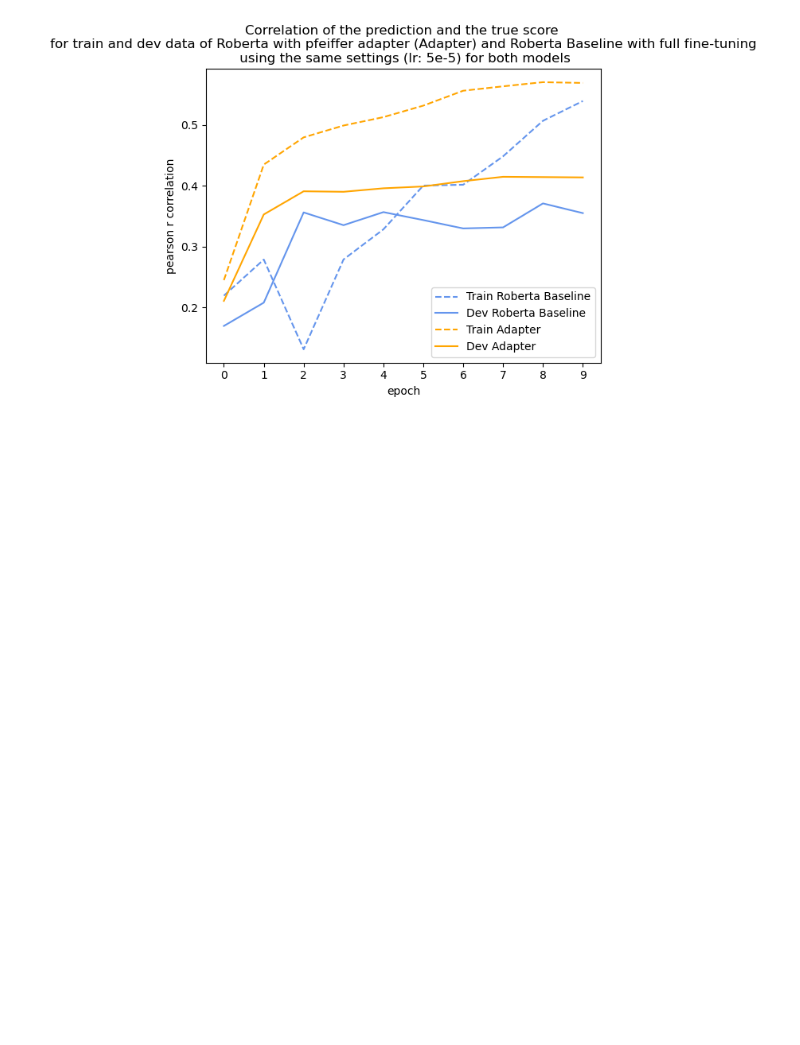
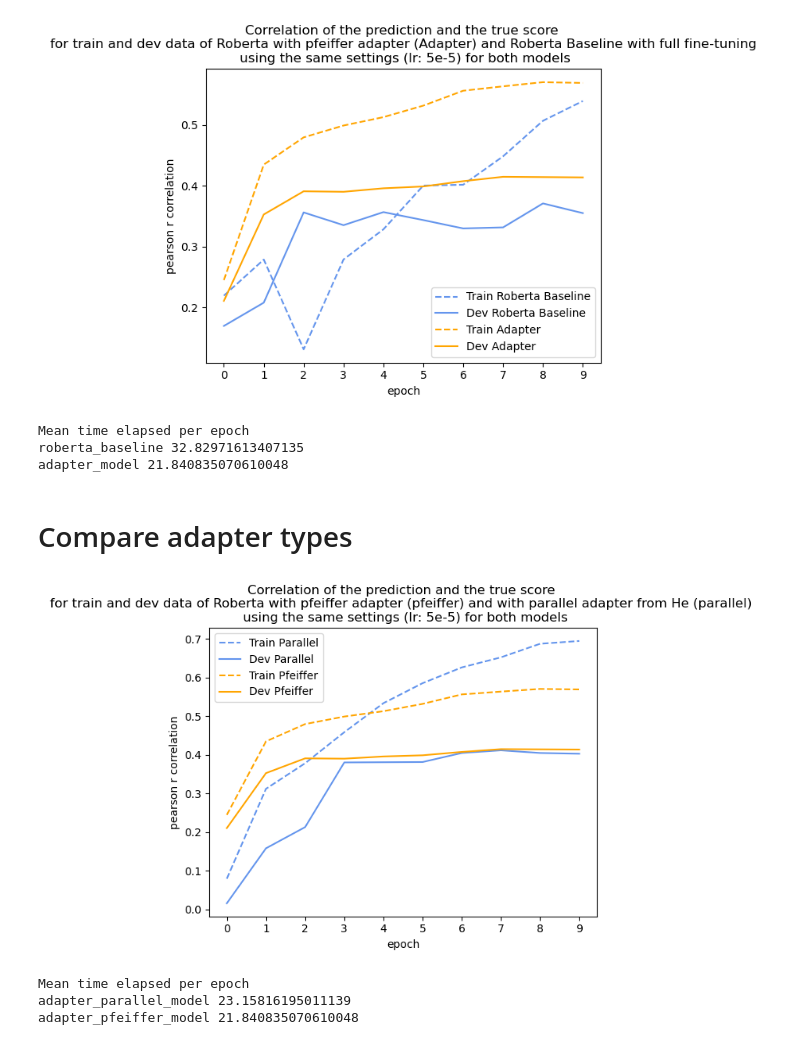
Before and after one commit to myrazma/2022_Masterthesis_Code, a Jupyter notebook: analysis/model_analysis.ipynb, the cells around one changed output. Cells and saved outputs as stored; diff of their text form; code cells hidden in the pictures; blank space fills up the shorter version.

```diff
--- a/analysis/model_analysis.ipynb
+++ b/analysis/model_analysis.ipynb
@@ -111,3 +125,39 @@ plt.legend()
 plt.show()
 # %% [output]
 [figure]
+# %%
+print("Mean time elapsed per epoch")
+print("roberta_baseline", time_elapes_per_epoch(roberta_baseline))
+print("adapter_model", time_elapes_per_epoch(adapter_model))
+# %% [output]
+Mean time elapsed per epoch
+roberta_baseline 32.82971613407135
+adapter_model 21.840835070610048
+# %% [markdown]
+# Compare adapter types
+# %%
+adapter_pfeiffer_model = pd.read_csv('../output/history_adapters_distress_22-04-12_1202.csv')
+adapter_pfeiffer_model.epoch = adapter_pfeiffer_model.epoch.astype(int)
+adapter_parallel_model = pd.read_csv('../output/history_adapters_parallel_distress.csv')
+adapter_parallel_model.epoch = adapter_parallel_model.epoch.astype(int)
+# %%
+plt.plot(adapter_parallel_model[['train_corr']], label='Train Parallel', c='cornflowerblue', linestyle="--")
+plt.plot(adapter_parallel_model[['dev_corr']], label='Dev Parallel', c='cornflowerblue', linestyle="-")
+plt.plot(adapter_pfeiffer_model[['train_corr']], label='Train Pfeiffer', c='orange', linestyle="--")
+plt.plot(adapter_pfeiffer_model[['dev_corr']], label='Dev Pfeiffer', c='orange', linestyle="-")
+plt.title('Correlation of the prediction and the true score \n for train and dev data of Roberta with pfeiffer adapter (pfeiffer) and with parallel adapter from He (parallel)  \n using the same settings (lr: 5e-5) for both models')
+plt.ylabel('pearson r correlation')
+plt.xlabel('epoch')
+plt.xticks(np.array(range(adapter_model.epoch.max() + 1)))
+plt.legend()
+plt.show()
+# %% [output]
+[figure, added]
+# %%
+print("Mean time elapsed per epoch")
+print("adapter_parallel_model", time_elapes_per_epoch(adapter_parallel_model))
+print("adapter_pfeiffer_model", time_elapes_per_epoch(adapter_pfeiffer_model))
+# %% [output]
+Mean time elapsed per epoch
+adapter_parallel_model 23.15816195011139
+adapter_pfeiffer_model 21.840835070610048
```
Also changed, not shown: parts of 11 cells of this notebook, 3 other files.
